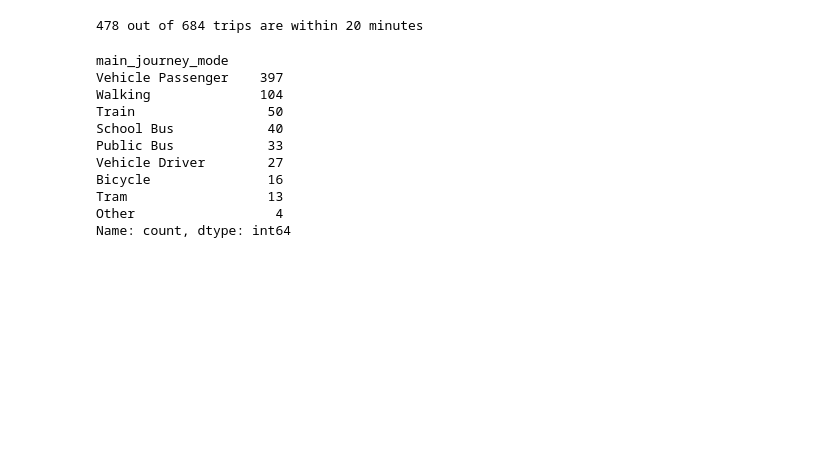
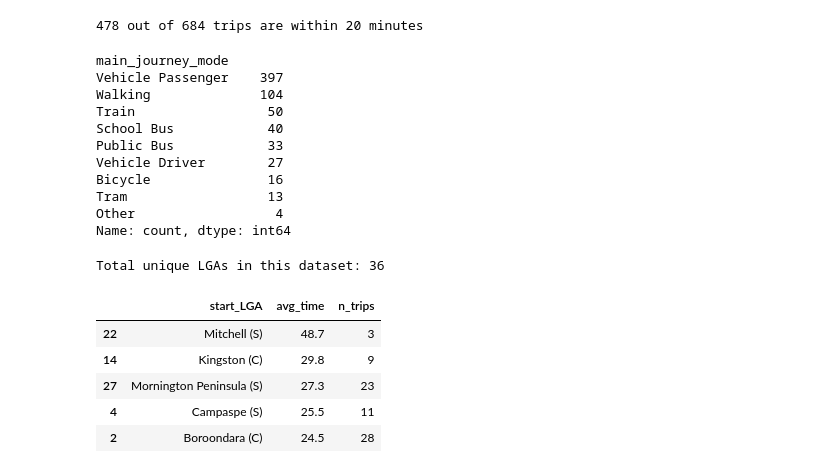
Before and after one commit to Sam-DA-20/GovHack-2025-20-Minute-Neighbourhood-Plan, a Jupyter notebook: anlysis.ipynb, the cells around one changed output. Drawn from its saved outputs; the diff is of its cells as text; code cells hidden in the pictures; blank space fills up the shorter version.

Commit message:
Avg travel time by LGA

```diff
--- a/anlysis.ipynb
+++ b/anlysis.ipynb
@@ -103,3 +103,36 @@ fig = px.pie(
 fig.show()
 # %%
 fig.write_html("travel_mode_share_pie_chart.html")
+# %%
+# Avg travel time bt LGA
+
+# Count how many unique LGAs are present
+total_lgas = clean[lga_col].nunique(dropna=True)
+print(f"Total unique LGAs in this dataset: {total_lgas}")
+
+# Aggregate by LGA
+agg = (
+    clean
+    .groupby(lga_col, dropna=False)
+    .agg(
+        avg_time=('journey_travel_time','mean'),
+        n_trips=('journey_travel_time','count')
+    )
+    .reset_index()
+)
+
+# Sort so the longest average time appears first
+agg = agg.sort_values('avg_time', ascending=False)
+
+# Optional: round for nicer labels
+agg['avg_time'] = agg['avg_time'].round(1)
+
+agg.head()
+# %% [output]
+Total unique LGAs in this dataset: 36
+|  | start_LGA | avg_time | n_trips |
+| 22 | Mitchell (S) | 48.7 | 3 |
+| 14 | Kingston (C) | 29.8 | 9 |
+| 27 | Mornington Peninsula (S) | 27.3 | 23 |
+| 4 | Campaspe (S) | 25.5 | 11 |
+| 2 | Boroondara (C) | 24.5 | 28 |
```
Also changed, not shown: parts of 6 cells of this notebook, 3 other files.
